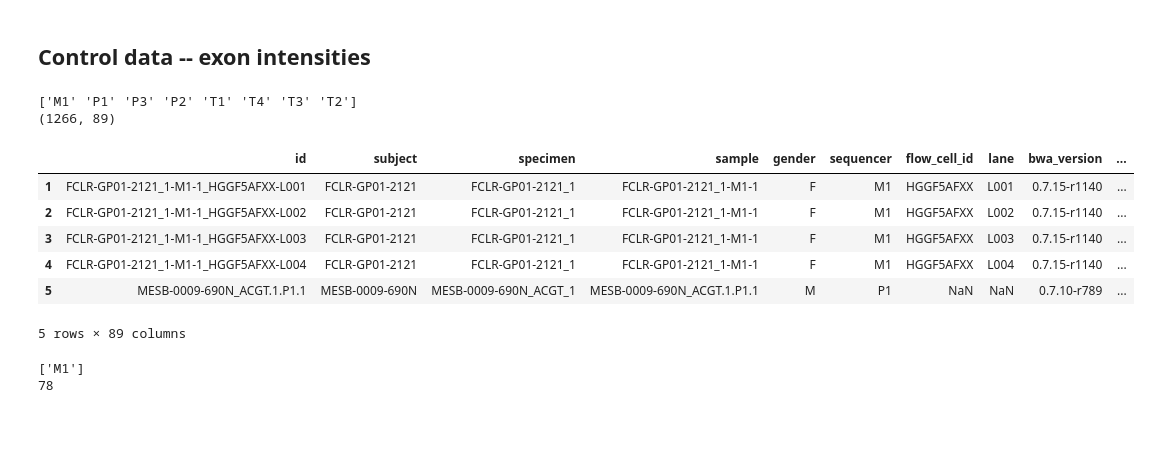
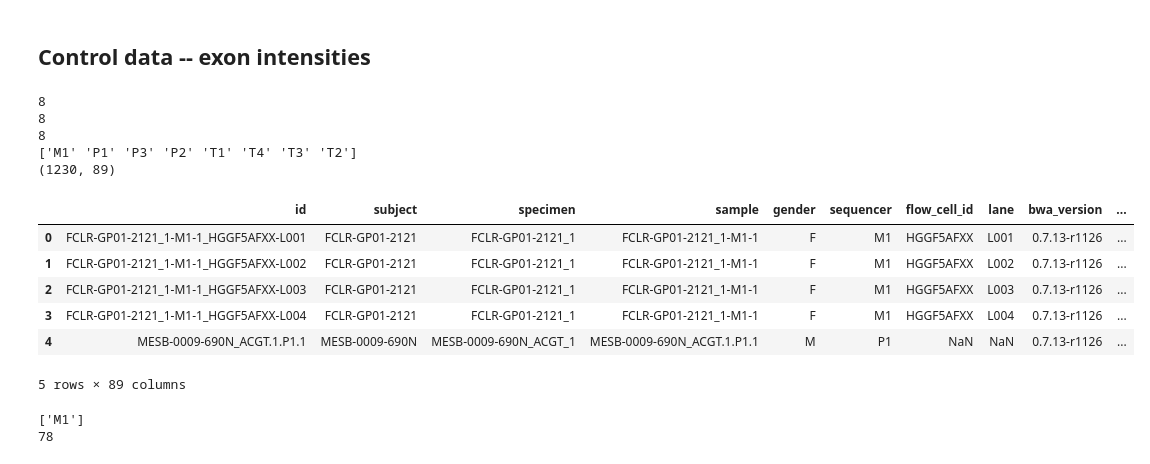
Before and after one commit to vkozareva/geneCNV, a Jupyter notebook: notebooks/Gibbs_sampling_CNV_detection.ipynb, the cells around one changed output. Cells and saved outputs as stored; diff of their text form; code cells hidden in the pictures; blank space fills up the shorter version.

```diff
--- a/notebooks/Gibbs_sampling_CNV_detection.ipynb
+++ b/notebooks/Gibbs_sampling_CNV_detection.ipynb
@@ -61,29 +59,42 @@ sys.stdout = flushfile(sys.stdout)
 ## Control data -- exon intensities
 # %%
 # get full dataset and also subsets based on gender, sequencer, etc
-coverage_df = pd.read_csv('../exon_data/coverage_matrix.csv', header=1, index_col=0)
+coverage_df = pd.read_csv('../exon_data/coverage_matrix.csv', header=0, index_col=0)
+coverage_df.is_rerun.values == False
+# remove rerun data
+coverage_df = coverage_df[coverage_df.is_rerun == False]
+coverage_df.drop('is_rerun', axis=1, inplace=True)
 coverage_df.index.name = None
 coverage_df.date_modified = pd.to_datetime(coverage_df.date_modified, unit='s')
 coverage_df['date'] = coverage_df.date_modified.dt.date
 coverage_df_f = coverage_df[coverage_df.gender == 'F']
 coverage_df_m = coverage_df[coverage_df.gender == 'M']
 coverage_df_RMA = coverage_df[coverage_df.subject.str.contains('FRMR')]
 coverage_df_M1 = coverage_df[coverage_df.sequencer == 'M1']
 coverage_df_M1_f = coverage_df_f[coverage_df_f.sequencer == 'M1']
 coverage_df_T1_f = coverage_df_f[coverage_df_f.sequencer == 'T1']
+coverage_df_T2_f = coverage_df_f[coverage_df_f.sequencer == 'T2']
+coverage_df_T3_f = coverage_df_f[coverage_df_f.sequencer == 'T3']
+coverage_df_T4_f = coverage_df_f[coverage_df_f.sequencer == 'T4']
 coverage_df_P1_f = coverage_df_f[coverage_df_f.sequencer == 'P1']
+print len(coverage_df_T2_f)
+print len(coverage_df_T3_f)
+print len(coverage_df_T4_f)
 print coverage_df.sequencer.unique()
 print coverage_df.shape
 coverage_df.head()
 # %% [output]
+8
+8
+8
 ['M1' 'P1' 'P3' 'P2' 'T1' 'T4' 'T3' 'T2']
-(1266, 89)
+(1230, 89)
 |  | id | subject | specimen | sample | gender | sequencer | flow_cell_id | lane | bwa_version | ... |
-| 1 | FCLR-GP01-2121_1-M1-1_HGGF5AFXX-L001 | FCLR-GP01-2121 | FCLR-GP01-2121_1 | FCLR-GP01-2121_1-M1-1 | F | M1 | HGGF5AFXX | L001 | 0.7.15-r1140 | ... |
-| 2 | FCLR-GP01-2121_1-M1-1_HGGF5AFXX-L002 | FCLR-GP01-2121 | FCLR-GP01-2121_1 | FCLR-GP01-2121_1-M1-1 | F | M1 | HGGF5AFXX | L002 | 0.7.15-r1140 | ... |
-| 3 | FCLR-GP01-2121_1-M1-1_HGGF5AFXX-L003 | FCLR-GP01-2121 | FCLR-GP01-2121_1 | FCLR-GP01-2121_1-M1-1 | F | M1 | HGGF5AFXX | L003 | 0.7.15-r1140 | ... |
-| 4 | FCLR-GP01-2121_1-M1-1_HGGF5AFXX-L004 | FCLR-GP01-2121 | FCLR-GP01-2121_1 | FCLR-GP01-2121_1-M1-1 | F | M1 | HGGF5AFXX | L004 | 0.7.15-r1140 | ... |
-| 5 | MESB-0009-690N_ACGT.1.P1.1 | MESB-0009-690N | MESB-0009-690N_ACGT_1 | MESB-0009-690N_ACGT.1.P1.1 | M | P1 | NaN | NaN | 0.7.10-r789 | ... |
+| 0 | FCLR-GP01-2121_1-M1-1_HGGF5AFXX-L001 | FCLR-GP01-2121 | FCLR-GP01-2121_1 | FCLR-GP01-2121_1-M1-1 | F | M1 | HGGF5AFXX | L001 | 0.7.13-r1126 | ... |
+| 1 | FCLR-GP01-2121_1-M1-1_HGGF5AFXX-L002 | FCLR-GP01-2121 | FCLR-GP01-2121_1 | FCLR-GP01-2121_1-M1-1 | F | M1 | HGGF5AFXX | L002 | 0.7.13-r1126 | ... |
+| 2 | FCLR-GP01-2121_1-M1-1_HGGF5AFXX-L003 | FCLR-GP01-2121 | FCLR-GP01-2121_1 | FCLR-GP01-2121_1-M1-1 | F | M1 | HGGF5AFXX | L003 | 0.7.13-r1126 | ... |
+| 3 | FCLR-GP01-2121_1-M1-1_HGGF5AFXX-L004 | FCLR-GP01-2121 | FCLR-GP01-2121_1 | FCLR-GP01-2121_1-M1-1 | F | M1 | HGGF5AFXX | L004 | 0.7.13-r1126 | ... |
+| 4 | MESB-0009-690N_ACGT.1.P1.1 | MESB-0009-690N | MESB-0009-690N_ACGT_1 | MESB-0009-690N_ACGT.1.P1.1 | M | P1 | NaN | NaN | 0.7.13-r1126 | ... |
 5 rows × 89 columns
 # %%
 # function for reshaping data frames so that exons are observations (rows) and subjects are variables (columns)
```
Also changed, not shown: parts of 4 cells of this notebook, 1 other file.
